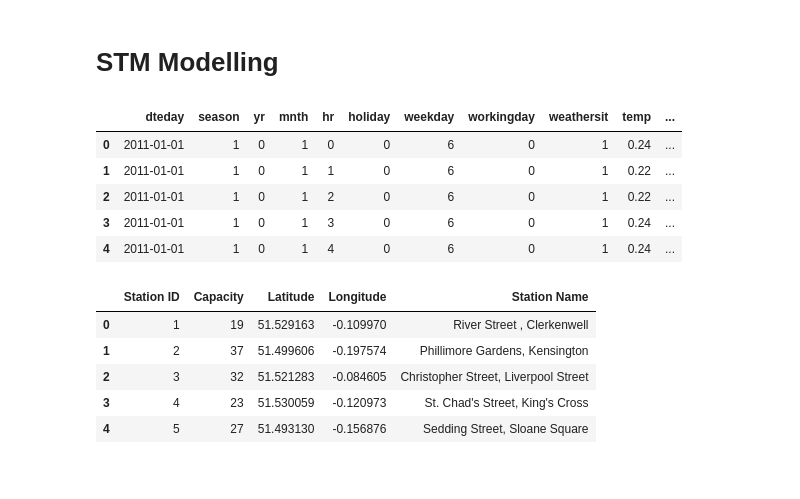
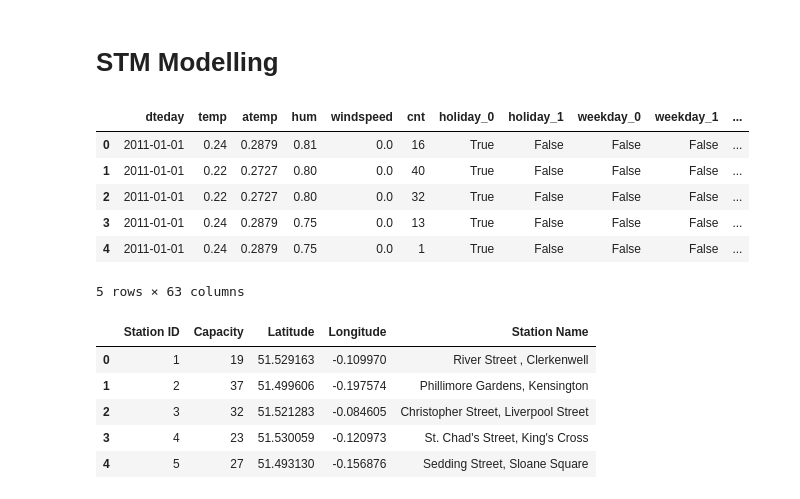
Before and after one commit to FlipGoncalves/BikeSharingDeepLearning, a Jupyter notebook: STMpart1.ipynb, the cells around one changed output. Drawn from its saved outputs; the diff is of its cells as text; code cells hidden in the pictures.

```diff
--- a/STMpart1.ipynb
+++ b/STMpart1.ipynb
@@ -7,16 +7,34 @@ import pandas as pd
 import seaborn as sns
 import matplotlib.pyplot as plt
 import hashlib
-# %%
-data = pd.read_csv("./CSVFiles/data.csv").drop(columns=["Unnamed: 0"])
-data.head()
-# %% [output]
-|  | dteday | season | yr | mnth | hr | holiday | weekday | workingday | weathersit | temp | ... |
-| 0 | 2011-01-01 | 1 | 0 | 1 | 0 | 0 | 6 | 0 | 1 | 0.24 | ... |
-| 1 | 2011-01-01 | 1 | 0 | 1 | 1 | 0 | 6 | 0 | 1 | 0.22 | ... |
-| 2 | 2011-01-01 | 1 | 0 | 1 | 2 | 0 | 6 | 0 | 1 | 0.22 | ... |
-| 3 | 2011-01-01 | 1 | 0 | 1 | 3 | 0 | 6 | 0 | 1 | 0.24 | ... |
-| 4 | 2011-01-01 | 1 | 0 | 1 | 4 | 0 | 6 | 0 | 1 | 0.24 | ... |
+# %%
+data = pd.read_csv("./CSVFiles/data.csv").drop(columns=["Unnamed: 0"])
+
+data.loc[data['season'] == 1, 'season'] = "Winter"
+data.loc[data['season'] == 2, 'season'] = "Spring"
+data.loc[data['season'] == 3, 'season'] = "Summer"
+data.loc[data['season'] == 4, 'season'] = "Fall"
+
+data = pd.get_dummies(data=data, columns=["holiday"], dtype=bool)
+data = pd.get_dummies(data=data, columns=["weekday"], dtype=bool)
+data = pd.get_dummies(data=data, columns=["weathersit"], dtype=bool)
+
+data_2 = data.copy()
+
+data = pd.get_dummies(data=data, columns=["season"], dtype=bool, prefix="", prefix_sep="")
+data = pd.get_dummies(data=data, columns=["yr"], dtype=bool)
+data = pd.get_dummies(data=data, columns=["mnth"], dtype=bool)
+data = pd.get_dummies(data=data, columns=["hr"], dtype=bool)
+data = pd.get_dummies(data=data, columns=["workingday"], dtype=bool)
+data.head()
+# %% [output]
+|  | dteday | temp | atemp | hum | windspeed | cnt | holiday_0 | holiday_1 | weekday_0 | weekday_1 | ... |
+| 0 | 2011-01-01 | 0.24 | 0.2879 | 0.81 | 0.0 | 16 | True | False | False | False | ... |
+| 1 | 2011-01-01 | 0.22 | 0.2727 | 0.80 | 0.0 | 40 | True | False | False | False | ... |
+| 2 | 2011-01-01 | 0.22 | 0.2727 | 0.80 | 0.0 | 32 | True | False | False | False | ... |
+| 3 | 2011-01-01 | 0.24 | 0.2879 | 0.75 | 0.0 | 13 | True | False | False | False | ... |
+| 4 | 2011-01-01 | 0.24 | 0.2879 | 0.75 | 0.0 | 1 | True | False | False | False | ... |
+5 rows × 63 columns
 # %%
 stations = pd.read_csv("./CSVFiles/stations.csv").drop(columns=["Unnamed: 0"])
 stations.head()
```
Also changed, not shown: parts of 14 cells of this notebook, 1 other file.
